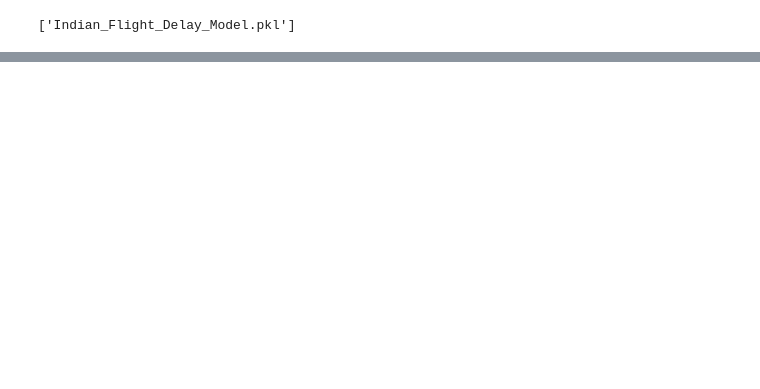
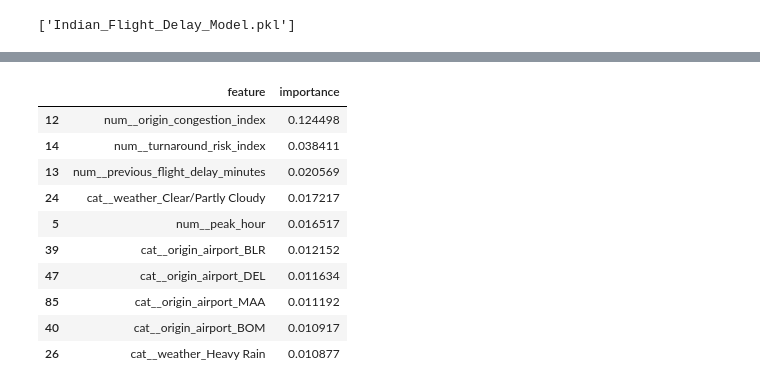
Before and after one commit to AustinMaithya/India-Flight-Delay-Prediction, a Jupyter notebook: Project.ipynb, the cells around one changed output, grey strips where cells are left out. Cells and saved outputs as stored; diff of their text form; code cells hidden in the pictures; blank space fills up the shorter version.

```diff
--- a/Project.ipynb
+++ b/Project.ipynb
@@ -491,0 +560,27 @@ joblib.dump(best_model, 'Indian_Flight_Delay_Model.pkl')
+# %%
+#Getting the main risk drivers
+xgb_model = best_model.named_steps["model"]
+preprocessor = best_model.named_steps["preprocessing"]
+feature_names = preprocessor.get_feature_names_out()
+importance = xgb_model.feature_importances_
+importance_df = pd.DataFrame({
+    "feature": feature_names,
+    "importance": importance
+})
+importance_df = importance_df.sort_values(
+    "importance",
+    ascending=False
+)
+importance_df.head(10)
+# %% [output]
+|  | feature | importance |
+| 12 | num__origin_congestion_index | 0.124498 |
+| 14 | num__turnaround_risk_index | 0.038411 |
+| 13 | num__previous_flight_delay_minutes | 0.020569 |
+| 24 | cat__weather_Clear/Partly Cloudy | 0.017217 |
+| 5 | num__peak_hour | 0.016517 |
+| 39 | cat__origin_airport_BLR | 0.012152 |
+| 47 | cat__origin_airport_DEL | 0.011634 |
+| 85 | cat__origin_airport_MAA | 0.011192 |
+| 40 | cat__origin_airport_BOM | 0.010917 |
+| 26 | cat__weather_Heavy Rain | 0.010877 |
```
Also changed, not shown: parts of 14 cells of this notebook.
